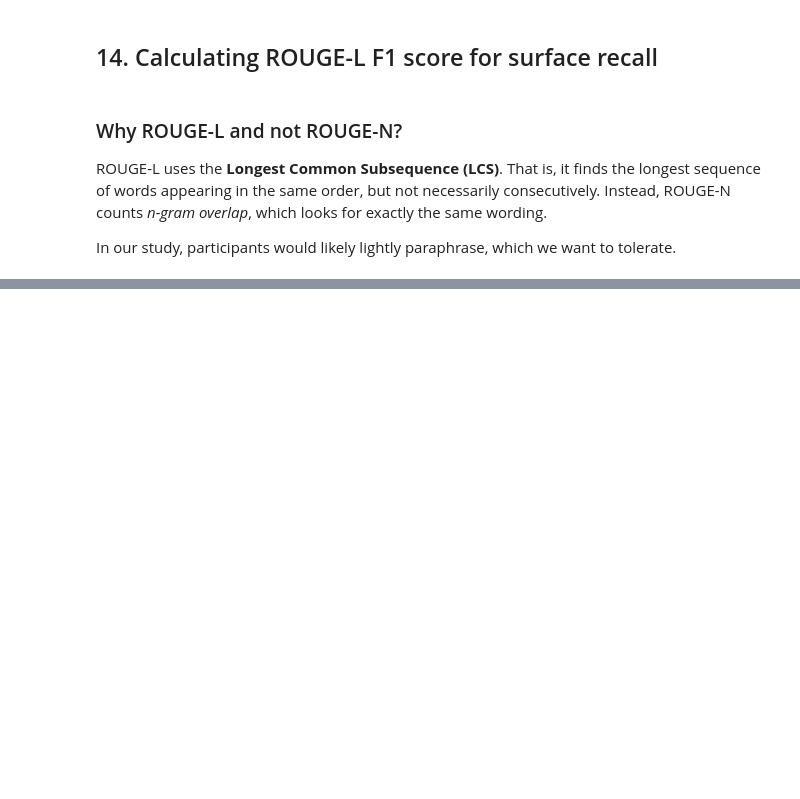
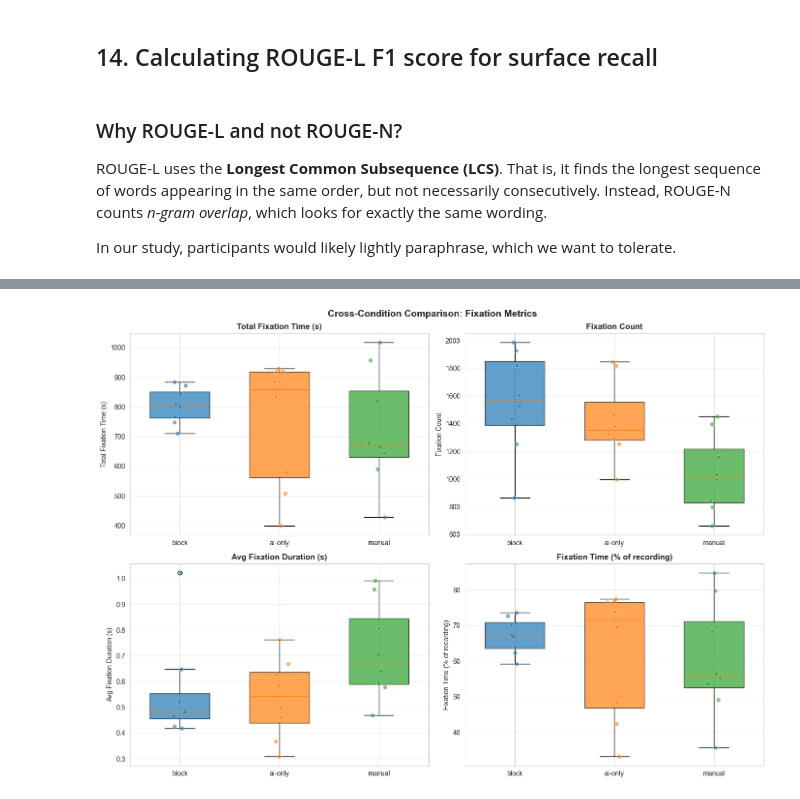
Before and after one commit to diceky/block-writing-tool, a Jupyter notebook: data-analysis/analysis.ipynb, the cells around one changed output, grey strips where cells are left out. Cells and saved outputs as stored; diff of their text form; code cells hidden in the pictures; blank space fills up the shorter version.

Commit message:
add result analysis notebook

```diff
--- a/data-analysis/analysis.ipynb
+++ b/data-analysis/analysis.ipynb
@@ -1574,0 +1798,79 @@ ROUGE-L Recall: 0.889
+# %%
+from scipy import stats
+
+condition_order = ['block', 'ai-only', 'manual']
+cond_colors = {'block': '#1f77b4', 'ai-only': '#ff7f0e', 'manual': '#2ca02c'}
+
+# Per-session fixation totals
+session_fix = all_fixations_df.groupby(['participant_id', 'session_id', 'condition']).agg(
+    total_fix_time=('fixation_duration', 'sum'),
+    fix_count=('fixation_duration', 'count'),
+    avg_fix_duration=('fixation_duration', 'mean'),
+).reset_index()
+
+# Merge with recording duration for normalization
+session_meta = pd.DataFrame([{
+    'participant_id': r['participant_id'],
+    'session_id': r['session_id'],
+    'recording_duration_s': r['recording_duration_s'],
+} for r in all_results])
+session_fix = session_fix.merge(session_meta, on=['participant_id', 'session_id'])
+session_fix['fix_time_pct'] = session_fix['total_fix_time'] / session_fix['recording_duration_s'] * 100
+
+# Per-participant averages (mean across sessions)
+participant_fix = session_fix.groupby(['participant_id', 'condition']).agg(
+    total_fix_time=('total_fix_time', 'mean'),
+    fix_count=('fix_count', 'mean'),
+    avg_fix_duration=('avg_fix_duration', 'mean'),
+    fix_time_pct=('fix_time_pct', 'mean'),
+).reset_index()
+
+# Statistical comparison
+print("=== Fixation Metrics by Condition (participant-level) ===\n")
+metrics = [
+    ('total_fix_time', 'Total Fixation Time (s)'),
+    ('fix_count', 'Fixation Count'),
+    ('avg_fix_duration', 'Avg Fixation Duration (s)'),
+    ('fix_time_pct', 'Fixation Time (% of recording)'),
+]
+for metric, label in metrics:
+    print(f"\n{'─'*50}")
+    print(f"  {label}")
+    print(f"{'─'*50}")
+    desc = participant_fix.groupby('condition')[metric].agg(['count', 'mean', 'std', 'median']).round(4)
+    print(desc)
+    groups = [g[metric].dropna().values for _, g in participant_fix.groupby('condition')]
+    valid_groups = [g for g in groups if len(g) >= 2]
+    if len(valid_groups) >= 2:
+        h_stat, p_val = stats.kruskal(*valid_groups)
+        print(f"  Kruskal-Wallis: H={h_stat:.3f}, p={p_val:.4f} {'*' if p_val < 0.05 else ''}")
+        if p_val < 0.05:
+            conds = list(participant_fix['condition'].unique())
+            for i in range(len(conds)):
+                for j in range(i + 1, len(conds)):
+                    g1 = participant_fix[participant_fix['condition'] == conds[i]][metric].dropna()
+                    g2 = participant_fix[participant_fix['condition'] == conds[j]][metric].dropna()
+                    if len(g1) >= 2 and len(g2) >= 2:
+                        u, p = stats.mannwhitneyu(g1, g2, alternative='two-sided')
+                        print(f"    {conds[i]} vs {conds[j]}: U={u:.1f}, p={p:.4f} {'*' if p < 0.05 else ''}")
+
+# Visualization
+fig, axes = plt.subplots(2, 2, figsize=(14, 10))
+axes = axes.flatten()
+for ax, (metric, label) in zip(axes, metrics):
+    data = [participant_fix[participant_fix['condition'] == c][metric].dropna().values for c in condition_order]
+    bp = ax.boxplot(data, labels=condition_order, patch_artist=True, widths=0.6)
+    for patch, c in zip(bp['boxes'], condition_order):
+        patch.set_facecolor(cond_colors[c])
+        patch.set_alpha(0.7)
+    for i, (d, c) in enumerate(zip(data, condition_order)):
+        ax.scatter(np.random.normal(i + 1, 0.04, len(d)), d, color=cond_colors[c],
+                   alpha=0.6, zorder=3, s=40, edgecolors='white', linewidths=0.5)
+    ax.set_title(label, fontweight='bold')
+    ax.set_ylabel(label)
+    ax.grid(axis='y', alpha=0.3)
+
+plt.suptitle('Cross-Condition Comparison: Fixation Metrics', fontsize=14, fontweight='bold')
+plt.tight_layout()
+plt.show()
+# %% [output]
@@ -1574,0 +1894 @@ ROUGE-L Recall: 0.889
+[figure, added]
```
Also changed, not shown: parts of 36 cells of this notebook.
